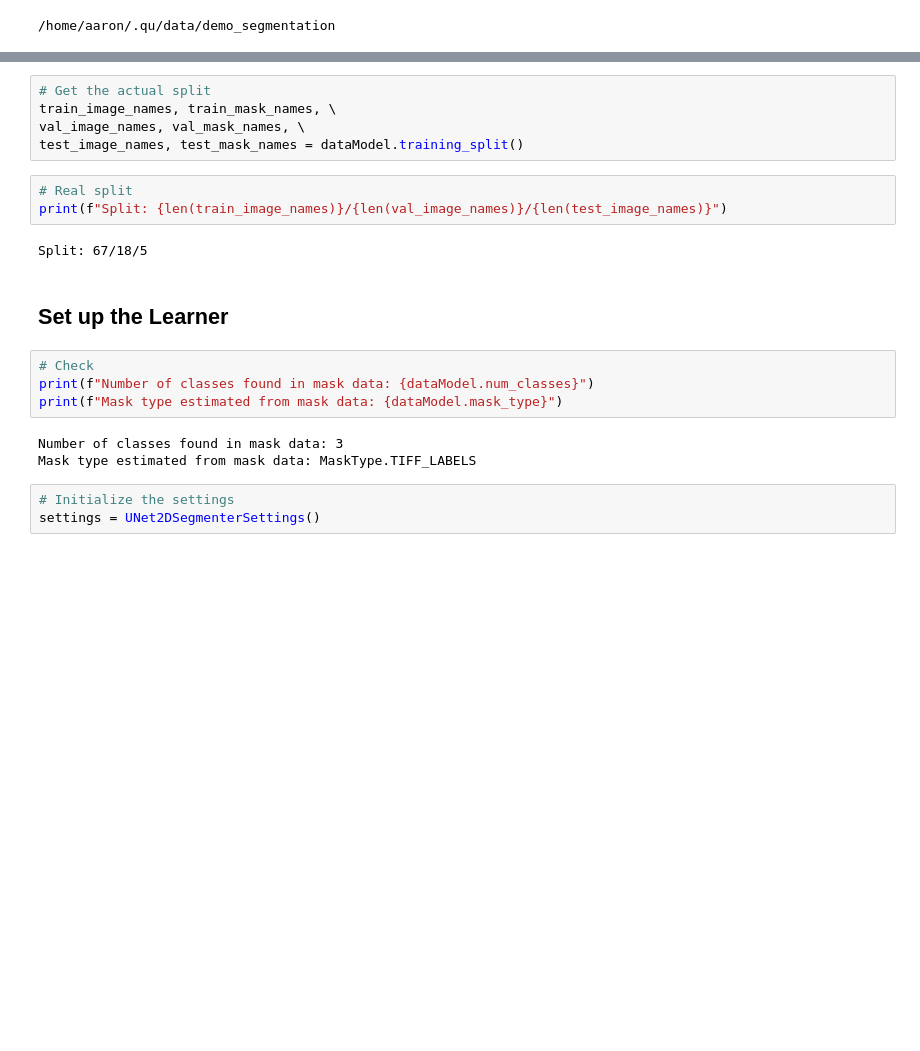
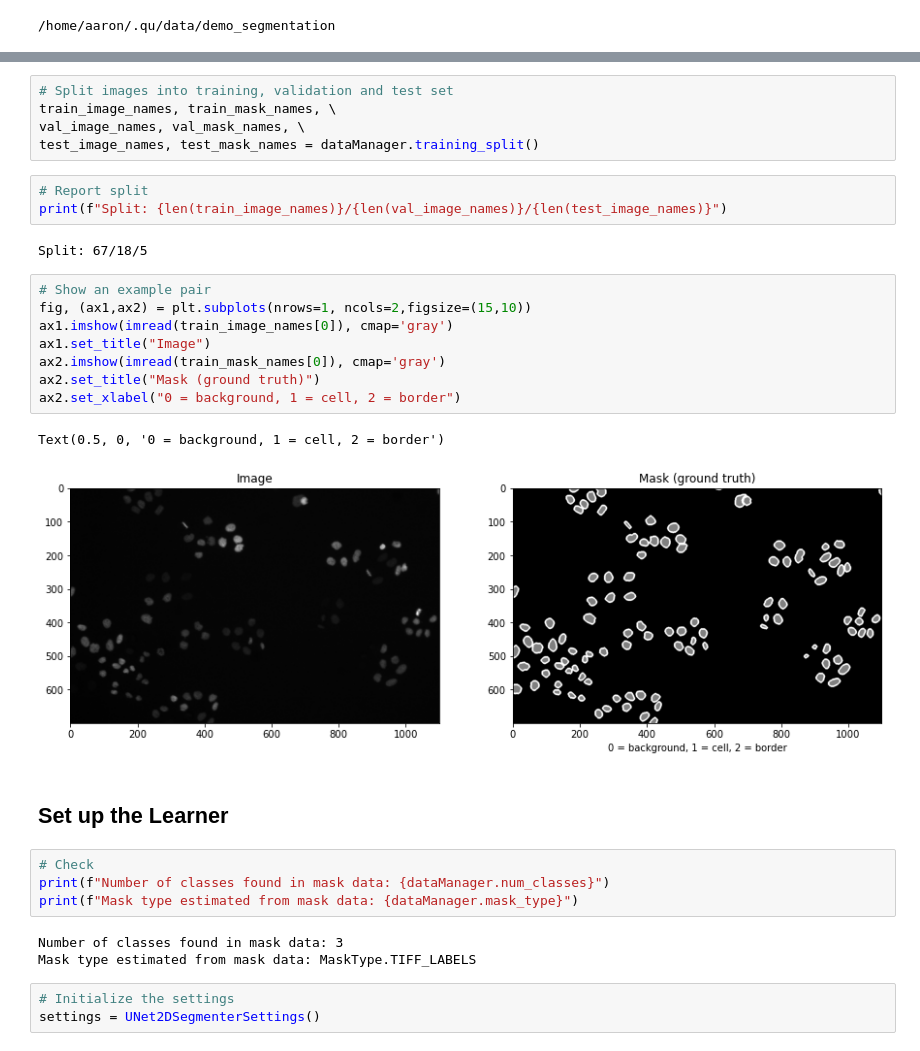
Before and after one commit to aarpon/qu, a Jupyter notebook: notebooks/Qu_demo_segmentation_notebook.ipynb, the cells around one changed output, grey strips where cells are left out. Saved outputs shown, nothing was run; the diff lists cells and outputs as text; blank space fills up the shorter version.

```diff
--- a/notebooks/Qu_demo_segmentation_notebook.ipynb
+++ b/notebooks/Qu_demo_segmentation_notebook.ipynb
@@ -33,21 +35,32 @@ dataModel.scan()
 # %% [output]
 True
 # %%
-# Get the actual split
+# Split images into training, validation and test set
 train_image_names, train_mask_names, \
 val_image_names, val_mask_names, \
-test_image_names, test_mask_names = dataModel.training_split()
+test_image_names, test_mask_names = dataManager.training_split()
 # %%
-# Real split
+# Report split
 print(f"Split: {len(train_image_names)}/{len(val_image_names)}/{len(test_image_names)}")
 # %% [output]
 Split: 67/18/5
+# %%
+# Show an example pair
+fig, (ax1,ax2) = plt.subplots(nrows=1, ncols=2,figsize=(15,10))
+ax1.imshow(imread(train_image_names[0]), cmap='gray')
+ax1.set_title("Image")
+ax2.imshow(imread(train_mask_names[0]), cmap='gray')
+ax2.set_title("Mask (ground truth)")
+ax2.set_xlabel("0 = background, 1 = cell, 2 = border")
+# %% [output]
+Text(0.5, 0, '0 = background, 1 = cell, 2 = border')
+[figure, added]
 # %% [markdown]
 ## Set up the Learner
 # %%
 # Check
-print(f"Number of classes found in mask data: {dataModel.num_classes}")
-print(f"Mask type estimated from mask data: {dataModel.mask_type}")
+print(f"Number of classes found in mask data: {dataManager.num_classes}")
+print(f"Mask type estimated from mask data: {dataManager.mask_type}")
 # %% [output]
 Number of classes found in mask data: 3
 Mask type estimated from mask data: MaskType.TIFF_LABELS
```
Also changed, not shown: parts of 10 cells of this notebook, 5 other files.
